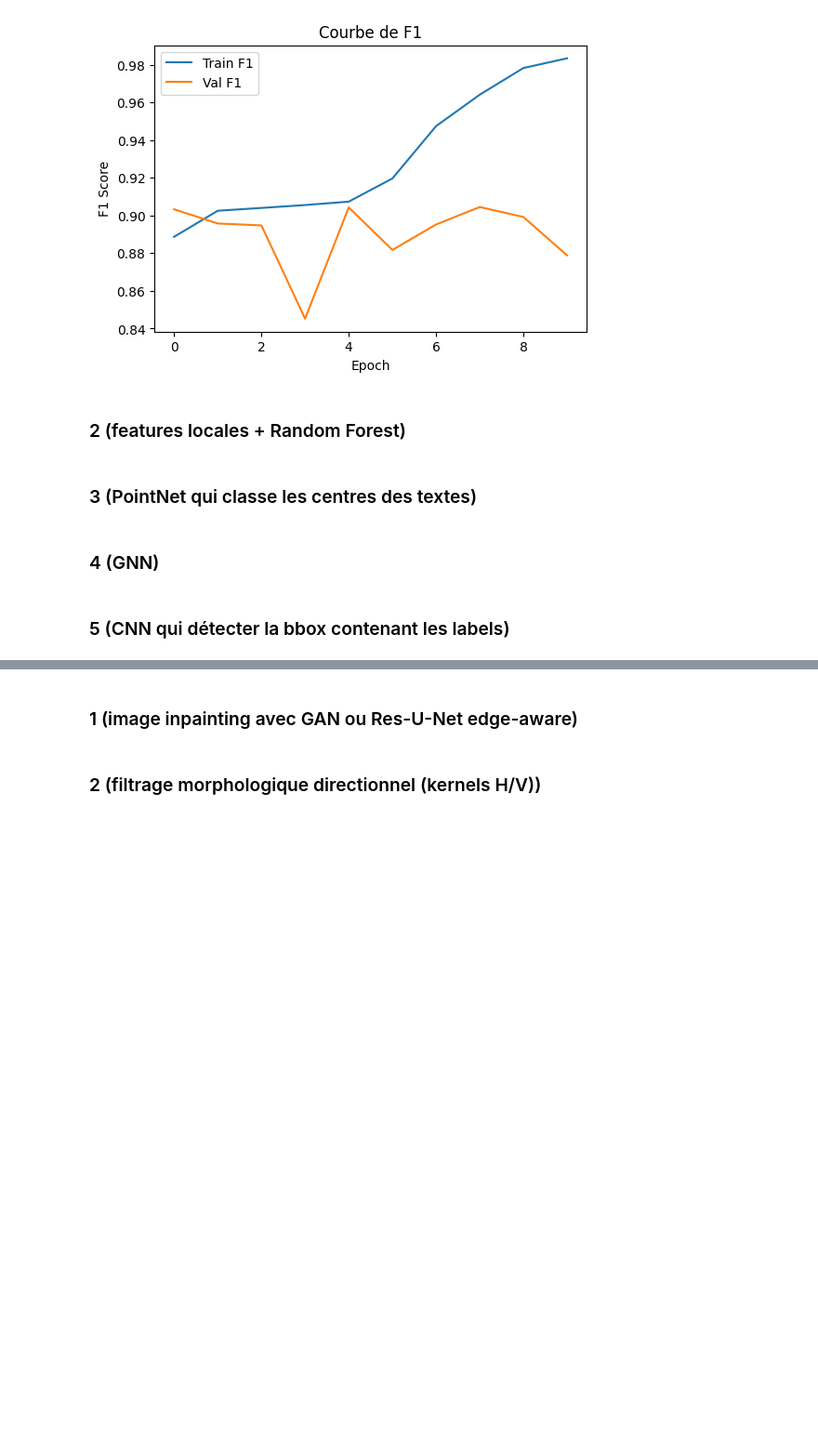
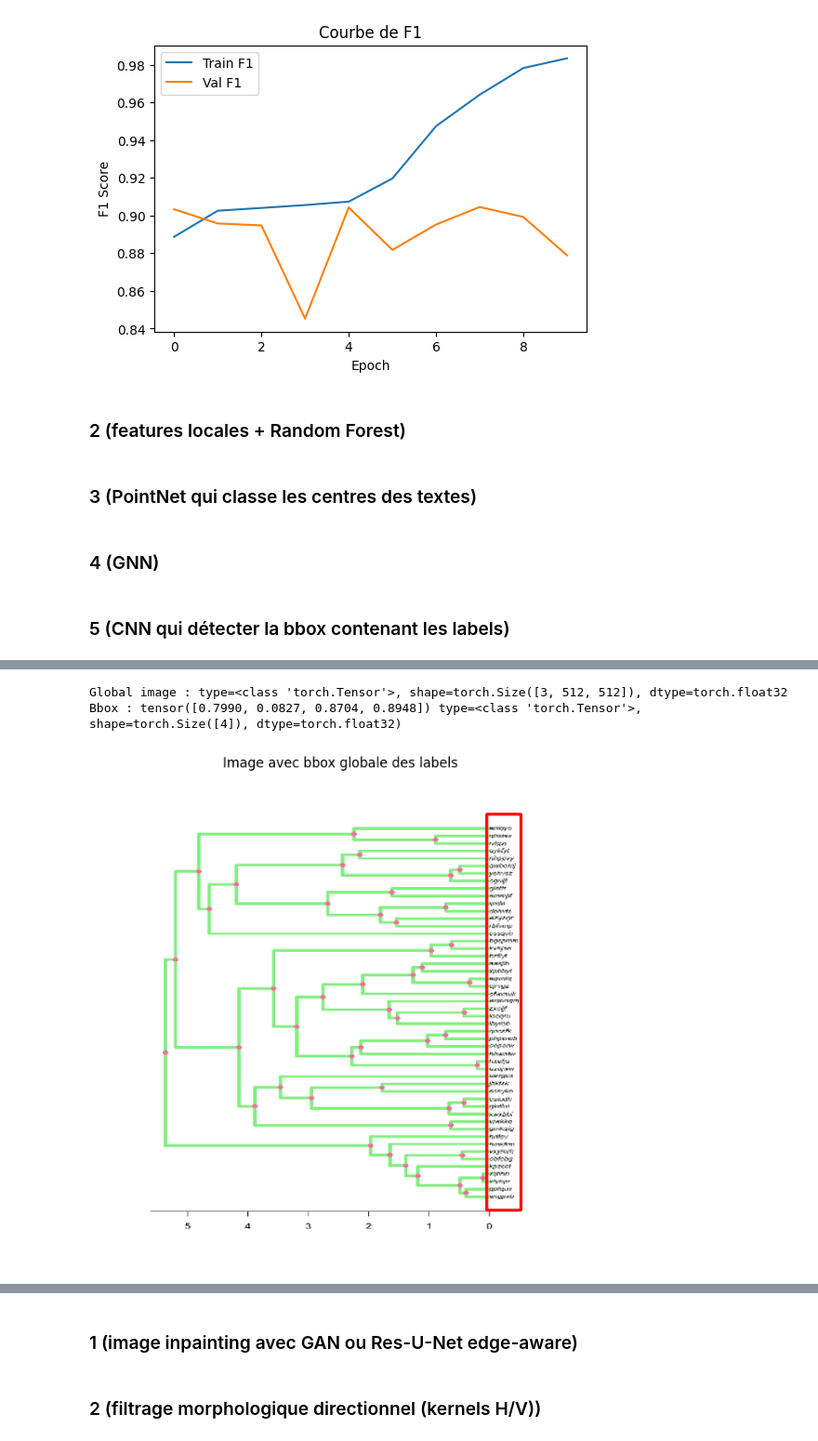
Before and after one commit to BDorian332/ITPT, a Jupyter notebook: dev/_notebooks/label_extraction_paddleocr.ipynb, the cells around one changed output, grey strips where cells are left out. Shown at 93% size. Drawn from its saved outputs; the diff is of its cells as text; code cells hidden in the pictures; blank space fills up the shorter version.

```diff
--- a/dev/_notebooks/label_extraction_paddleocr.ipynb
+++ b/dev/_notebooks/label_extraction_paddleocr.ipynb
@@ -690,6 +699,6 @@ def group_by_image_dict(outputs):
     return outputs_by_image
 # %%
-outputs_by_image = group_by_image_dict(outputs)
+outputs_by_image = group_by_image_dict(cleaned_outputs)
 # %%
 outputs_img_without_text = []
 for input_path, img_outputs in tqdm(outputs_by_image.items(), desc="Removing text from images"):
@@ -1140,8 +1140,8 @@ def train_model(model, train_loader, val_loader, device="cpu", epochs=10, lr=1e-
 
     return history
 # %%
-#table_path = "dev/_datasets/Tree_PNG_50tips_NOISE_1/table_tree_newick_50tips_NOISE_1.txt"
-table_path = "table_tree_newick_50tips_NOISE_1.txt"
+table_path = "dev/_datasets/Tree_PNG_50tips_NOISE_1/table_tree_newick_50tips_NOISE_1.txt"
+#table_path = "table_tree_newick_50tips_NOISE_1.txt"
 
 labels = {}
 with open(table_path, "r") as f:
@@ -1278,7 +1277,7 @@ torch.cuda.empty_cache()
 model.load_state_dict(torch.load("labelling_model_1_v2_weights.pth", map_location=device))
 # %%
 with open("labelling_model_1_v2_history.pkl", "rb") as f:
-    history_loaded = pickle.load(f)
+    history = pickle.load(f)
 # %%
 plt.figure(figsize=(6,4))
 plt.plot(history["train_loss"], label="Train Loss")
@@ -1340,6 +1337,7 @@ class PhyloTextDataset(Dataset):
             img_base = os.path.basename(input_path)
             img_name = os.path.splitext(img_base)[0]
 
+
             image_labels = labels.get(img_name, set())
             if len(image_labels) == 0:
                 continue
@@ -1354,7 +1352,7 @@ class PhyloTextDataset(Dataset):
             if len(label_bboxes) == 0:
                 continue
 
-            bbox_scale = 1.0
+            bbox_scale = 1.05
 
             x_mins = [b[0] for b in label_bboxes]
             y_mins = [b[1] for b in label_bboxes]
@@ -1430,33 +1494,36 @@ val_dataset = PhyloTextDataset(outputs_val, labels)
 # %%
-global_img, bbox = train_dataset[0]
+global_img, bbox = train_dataset[3]
 
-print("=== Item 0 du train_dataset ===")
 print(f"Global image : type={type(global_img)}, shape={global_img.shape}, dtype={global_img.dtype}")
 print(f"Bbox : {bbox} type={type(bbox)}, shape={bbox.shape}, dtype={bbox.dtype})")
 
 img_np = global_img.permute(1, 2, 0).numpy() # C,H,W -> H,W,C
 img_np = (img_np * 255).astype(np.uint8)
 
 H, W, _ = img_np.shape
 
 x_min = int(bbox[0].item() * W)
 y_min = int(bbox[1].item() * H)
 x_max = int(bbox[2].item() * W)
 y_max = int(bbox[3].item() * H)
 
 bbox_poly = np.array([
     [x_min, y_min],
     [x_max, y_min],
     [x_max, y_max],
     [x_min, y_max],
 ], dtype=np.int32)
 
 cv2.polylines(img_np, [bbox_poly], isClosed=True, color=(255, 0, 0), thickness=2)
 
 plt.figure(figsize=(8, 8))
 plt.imshow(img_np)
 plt.title("Image avec bbox globale des labels")
 plt.axis("off")
 plt.show()
+# %% [output]
+Global image : type=<class 'torch.Tensor'>, shape=torch.Size([3, 512, 512]), dtype=torch.float32
+Bbox : tensor([0.7990, 0.0827, 0.8704, 0.8948]) type=<class 'torch.Tensor'>, shape=torch.Size([4]), dtype=torch.float32)
+[figure, added]
 # %%
 class PhyloLabelClassifier(nn.Module):
```
Also changed, not shown: parts of 58 cells of this notebook, 1 other file.
